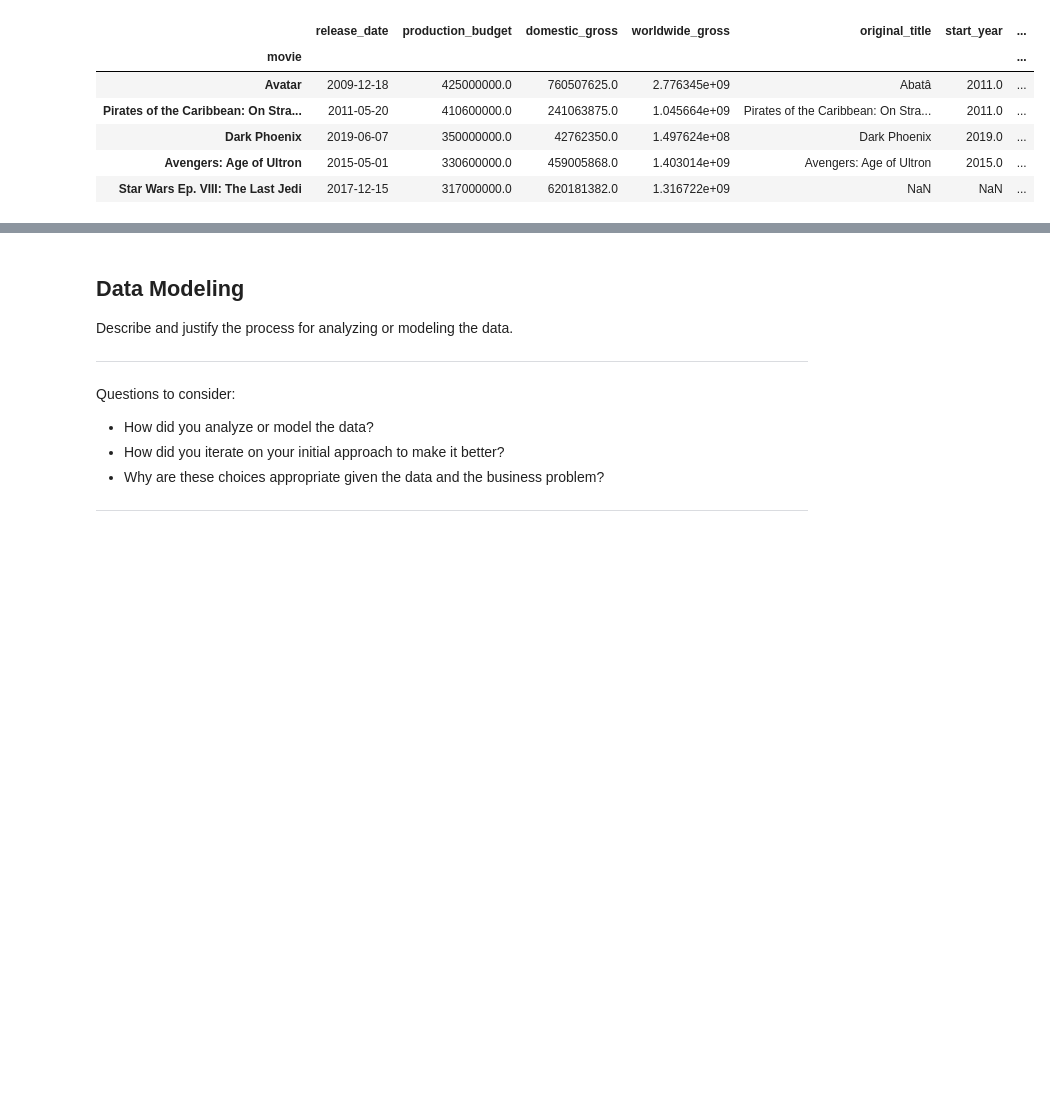
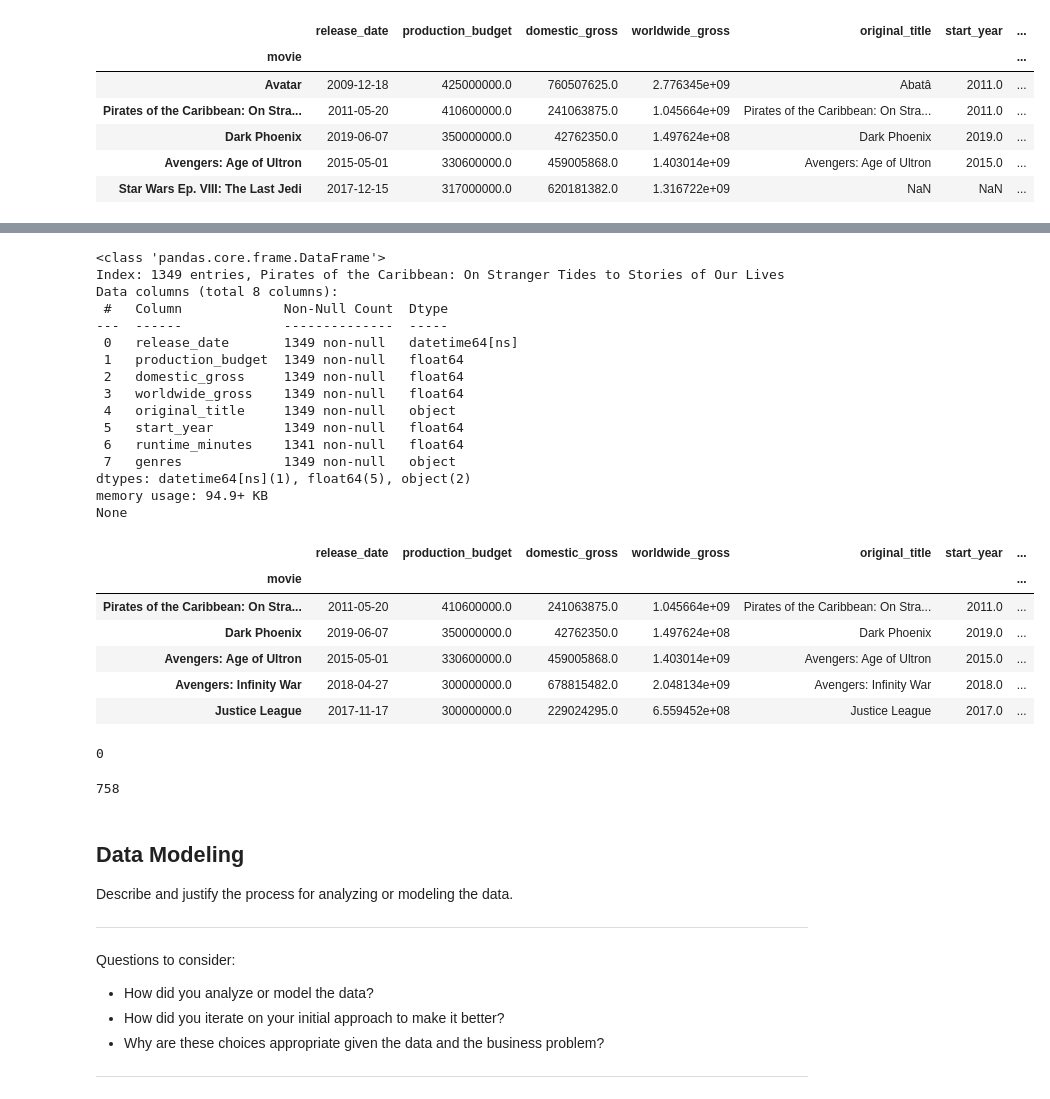
Before and after one commit to Freddy-2021/dsc-phase-1-project, a Jupyter notebook: student.ipynb, the cells around one changed output, grey strips where cells are left out. Cells and saved outputs as stored; diff of their text form; code cells hidden in the pictures; blank space fills up the shorter version.

```diff
--- a/student.ipynb
+++ b/student.ipynb
@@ -495,0 +487,47 @@ There are:  2  duplicate rows in this dataframe.
+# %%
+#Dropping the rows where the "start_year" and the "release_date" don't match.
+#Setting these 2 columns as str type:
+movie_budget_title_dropna.loc[:,'release_date'] = movie_budget_title_dropna.loc[:,'release_date'].astype(str)
+movie_budget_title_dropna.loc[:,'start_year'] = movie_budget_title_dropna.loc[:,'start_year'].astype(str)
+
+#Creating two temporary columns with the string slices I want to compare:
+movie_budget_title_dropna.loc[:,'release_year'] = movie_budget_title_dropna.loc[:,'release_date'].str.slice(0, 4)
+movie_budget_title_dropna.loc[:,'year_only'] = movie_budget_title_dropna.loc[:,'start_year'].str.slice(0, 4)
+
+#I will keep only the rows where these columns match:
+movie_budget_title_dropna = movie_budget_title_dropna.loc[movie_budget_title_dropna.loc[:,'release_year'] == movie_budget_title_dropna.loc[:,'year_only'] ]
+
+#Setting these 2 columns back to their original data types:
+movie_budget_title_dropna.loc[:,'release_date'] = pd.to_datetime(movie_budget_title_dropna.loc[:,'release_date'])
+movie_budget_title_dropna.loc[:,'start_year'] = movie_budget_title_dropna.loc[:,'start_year'].astype(float)
+
+#Dropping the 2 temporary 'slice' columns:
+movie_budget_title_dropna.drop(['release_year', 'year_only'], axis=1, inplace = True)
+
+#Review:
+print(movie_budget_title_dropna.info())
+movie_budget_title_dropna.head()
+# %% [output]
+<class 'pandas.core.frame.DataFrame'>
+Index: 1349 entries, Pirates of the Caribbean: On Stranger Tides to Stories of Our Lives
+Data columns (total 8 columns):
+ #   Column             Non-Null Count  Dtype
+---  ------             --------------  -----
+ 0   release_date       1349 non-null   datetime64[ns]
+ 1   production_budget  1349 non-null   float64
+ 2   domestic_gross     1349 non-null   float64
+ 3   worldwide_gross    1349 non-null   float64
+ 4   original_title     1349 non-null   object
+ 5   start_year         1349 non-null   float64
+ 6   runtime_minutes    1341 non-null   float64
+ 7   genres             1349 non-null   object
+dtypes: datetime64[ns](1), float64(5), object(2)
+memory usage: 94.9+ KB
+None
+|  | release_date | production_budget | domestic_gross | worldwide_gross | original_title | start_year | ... |
+| movie |  |  |  |  |  |  | ... |
+| Pirates of the Caribbean: On Stra... | 2011-05-20 | 410600000.0 | 241063875.0 | 1.045664e+09 | Pirates of the Caribbean: On Stra... | 2011.0 | ... |
+| Dark Phoenix | 2019-06-07 | 350000000.0 | 42762350.0 | 1.497624e+08 | Dark Phoenix | 2019.0 | ... |
+| Avengers: Age of Ultron | 2015-05-01 | 330600000.0 | 459005868.0 | 1.403014e+09 | Avengers: Age of Ultron | 2015.0 | ... |
+| Avengers: Infinity War | 2018-04-27 | 300000000.0 | 678815482.0 | 2.048134e+09 | Avengers: Infinity War | 2018.0 | ... |
+| Justice League | 2017-11-17 | 300000000.0 | 229024295.0 | 6.559452e+08 | Justice League | 2017.0 | ... |
@@ -495,0 +536,11 @@ There are:  2  duplicate rows in this dataframe.
+# %%
+#The two duplicate rows have already been deleted with the others
+movie_budget_title_dropna.duplicated().sum()
+# %% [output]
+0
+# %%
+#I saw that there are 758 movies with duplicate release dates. I checked a few movies, and it turns
+#out several movies are in fact released on the same dates.
+movie_budget_title_dropna.duplicated(['release_date']).sum()
+# %% [output]
+758
```
Also changed, not shown: parts of 5 cells of this notebook.
